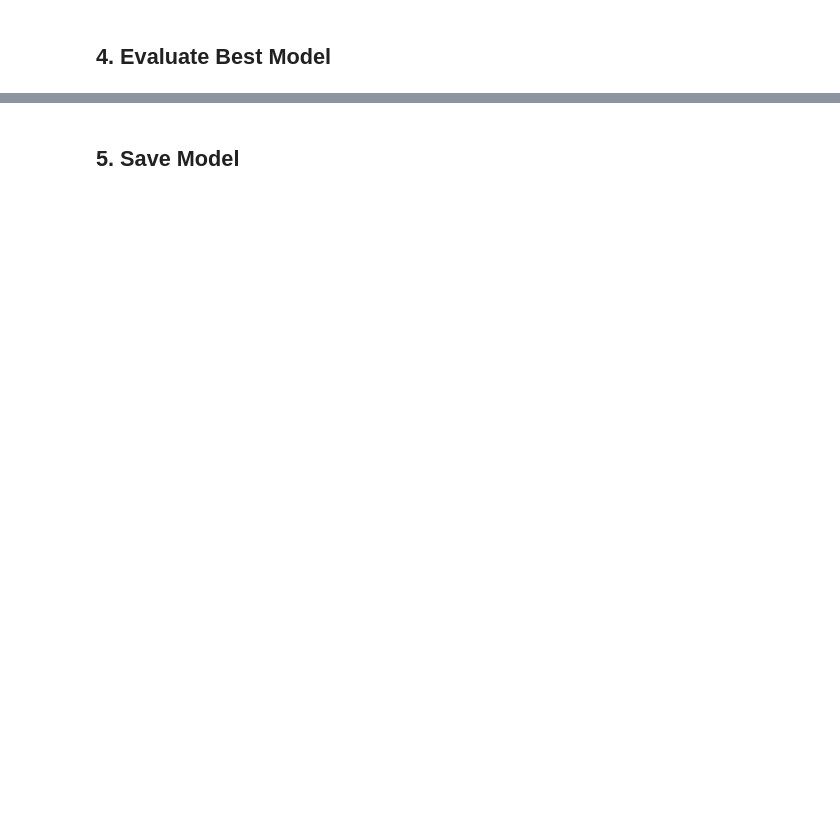
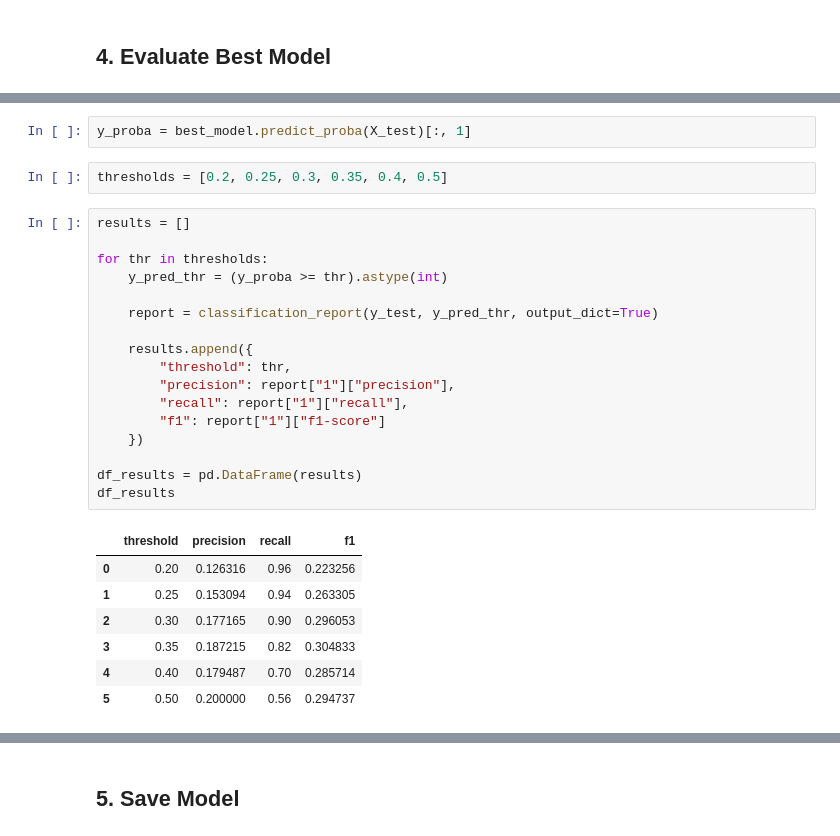
Before and after one commit to martinmw13/AdM_TP, a Jupyter notebook: notebooks/01_model_A.ipynb, the cells around one changed output, grey strips where cells are left out. Drawn from its saved outputs; the diff is of its cells as text; blank space fills up the shorter version.

```diff
--- a/notebooks/01_model_A.ipynb
+++ b/notebooks/01_model_A.ipynb
@@ -72,0 +419,29 @@ Customize the preprocessing steps and estimator for your model.
+# %%
+y_proba = best_model.predict_proba(X_test)[:, 1]
+# %%
+thresholds = [0.2, 0.25, 0.3, 0.35, 0.4, 0.5]
+# %%
+results = []
+
+for thr in thresholds:
+    y_pred_thr = (y_proba >= thr).astype(int)
+
+    report = classification_report(y_test, y_pred_thr, output_dict=True)
+
+    results.append({
+        "threshold": thr,
+        "precision": report["1"]["precision"],
+        "recall": report["1"]["recall"],
+        "f1": report["1"]["f1-score"]
+    })
+
+df_results = pd.DataFrame(results)
+df_results
+# %% [output]
+|  | threshold | precision | recall | f1 |
+| 0 | 0.20 | 0.126316 | 0.96 | 0.223256 |
+| 1 | 0.25 | 0.153094 | 0.94 | 0.263305 |
+| 2 | 0.30 | 0.177165 | 0.90 | 0.296053 |
+| 3 | 0.35 | 0.187215 | 0.82 | 0.304833 |
+| 4 | 0.40 | 0.179487 | 0.70 | 0.285714 |
+| 5 | 0.50 | 0.200000 | 0.56 | 0.294737 |
```
Also changed, not shown: parts of 46 cells of this notebook.
